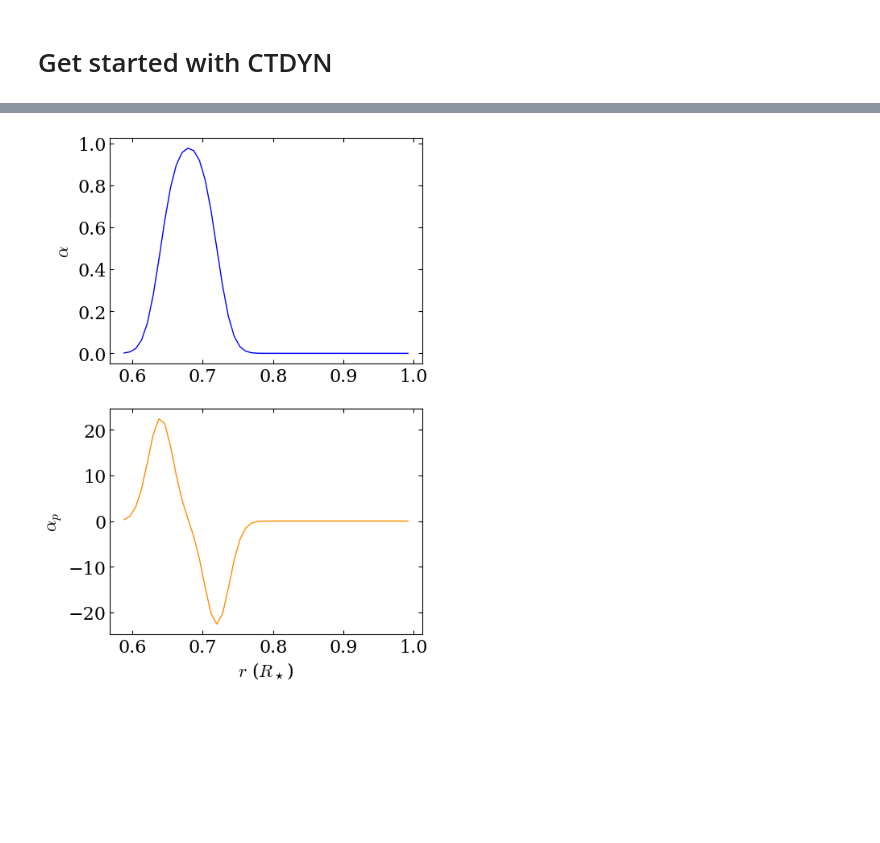
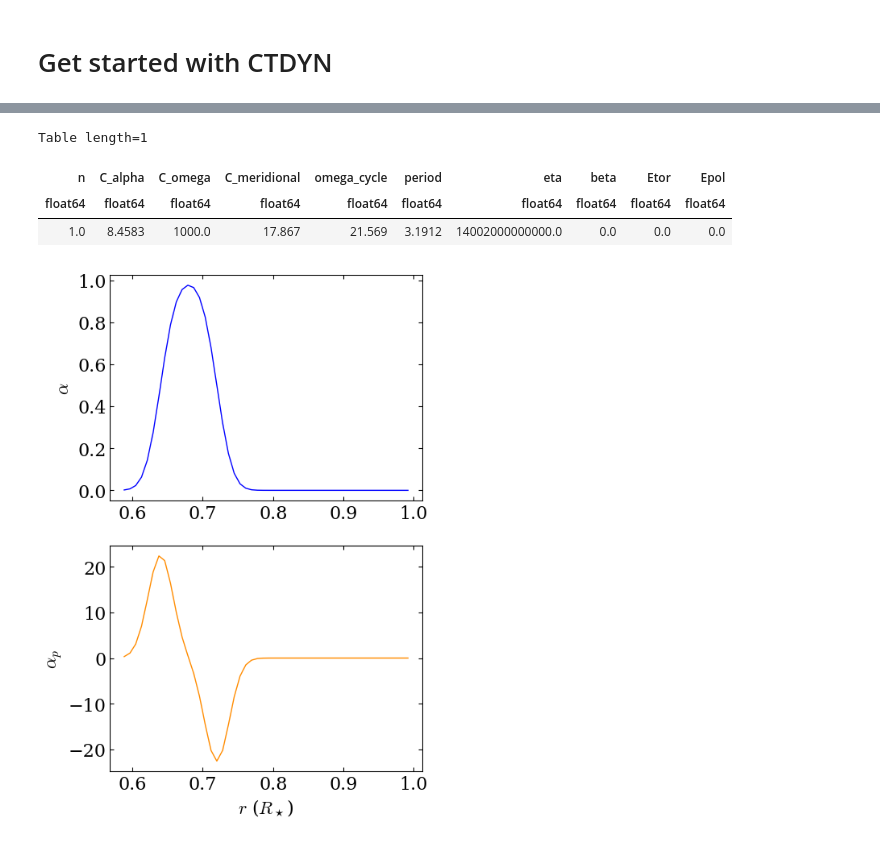
Before and after one commit to sybreton/CTDYN, a Jupyter notebook: notebooks/quickstart.ipynb, the cells around one changed output, grey strips where cells are left out. Saved outputs shown, nothing was run; the diff lists cells and outputs as text; code cells hidden in the pictures; blank space fills up the shorter version.

```diff
--- a/notebooks/quickstart.ipynb
+++ b/notebooks/quickstart.ipynb
@@ -23,3 +51,12 @@ Running CTDYN with input file 'ctdyn_output/inlist_ctdyn'.
+# %%
+filename = "{}/critical_a0.dat".format (dir_out)
+summary = dyn.read_summary_file (filename)
+summary
+# %% [output]
+Table length=1
+| n | C_alpha | C_omega | C_meridional | omega_cycle | period | eta | beta | Etor | Epol |
+| float64 | float64 | float64 | float64 | float64 | float64 | float64 | float64 | float64 | float64 |
+| 1.0 | 8.4583 | 1000.0 | 17.867 | 21.569 | 3.1912 | 14002000000000.0 | 0.0 | 0.0 | 0.0 |
 # %%
 filename = "{}/alpha.dat".format (dir_out)
 df = dyn.read_radial_profiles (filename)
```
Also changed, not shown: parts of 9 cells of this notebook.
